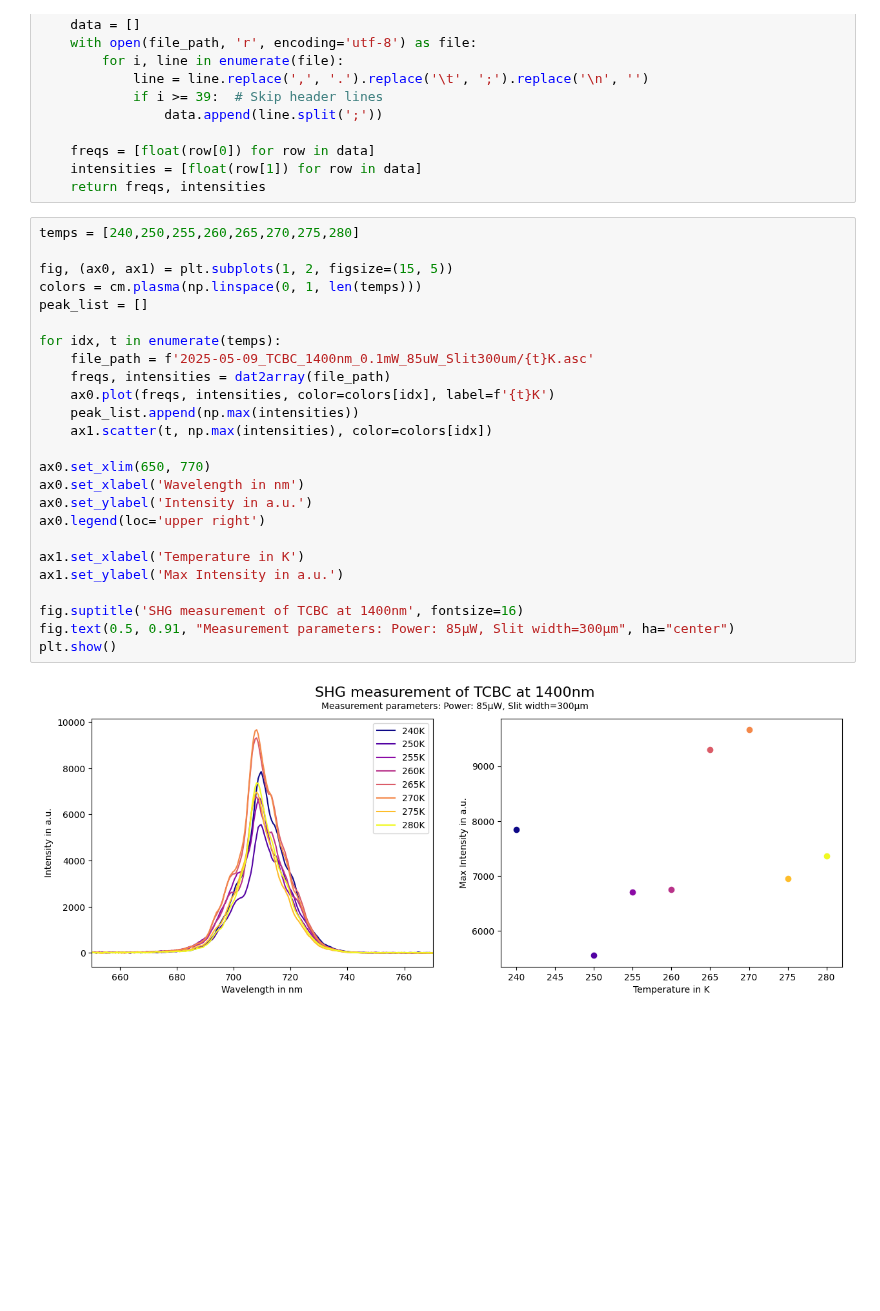
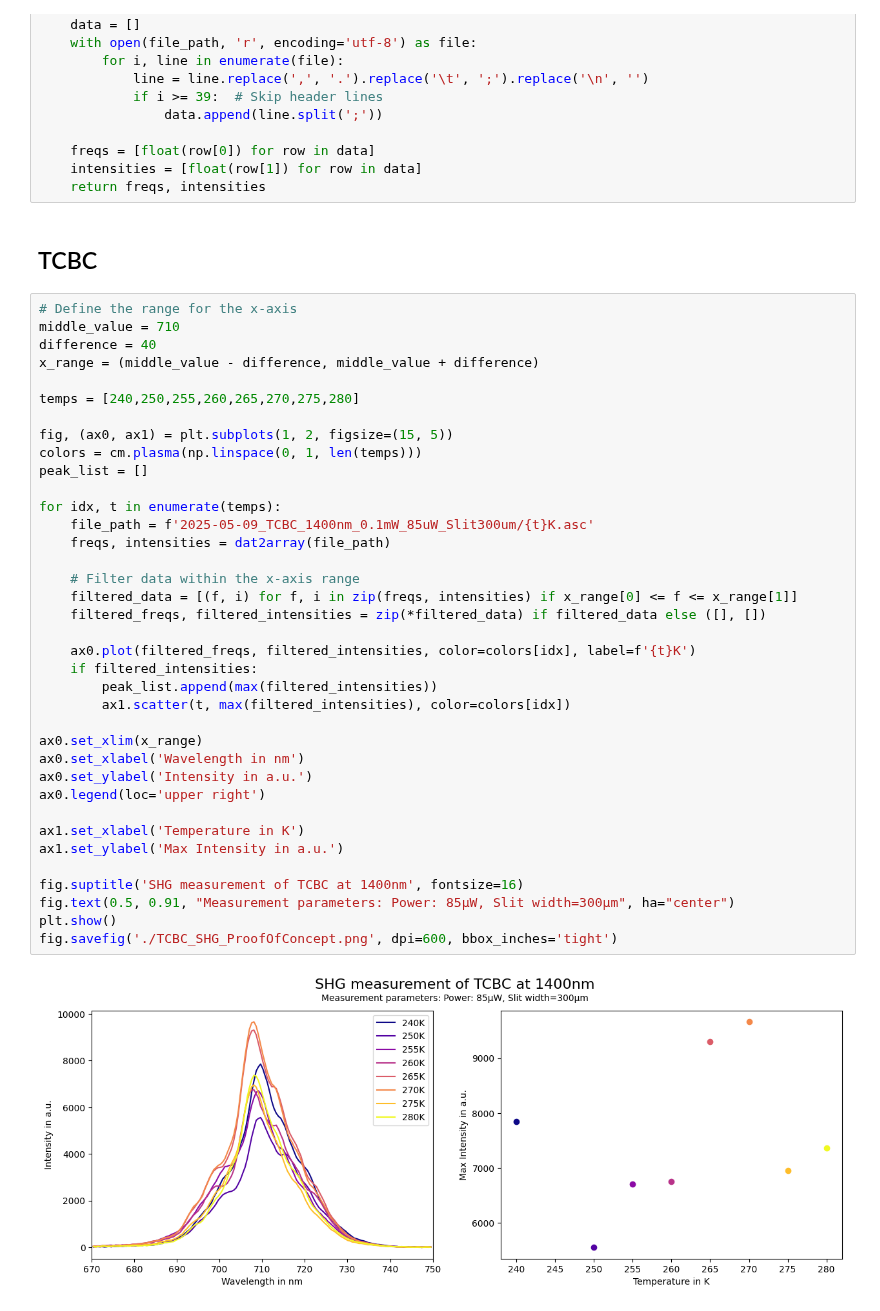
Before and after one commit to FlorianAdamczyk/auswertung_neu, a Jupyter notebook: 2025-05-09 TCBC 1400nm ProofOfConcept/TBC_PoC.ipynb, the cells around one changed output. Cells and saved outputs as stored; diff of their text form; blank space fills up the shorter version.

Commit message:
PoC Plot ready. Made range easy adjustable.

```diff
--- a/2025-05-09 TCBC 1400nm ProofOfConcept/TBC_PoC.ipynb
+++ b/2025-05-09 TCBC 1400nm ProofOfConcept/TBC_PoC.ipynb
@@ -17,30 +17,44 @@ def dat2array(file_path):
     freqs = [float(row[0]) for row in data]
     intensities = [float(row[1]) for row in data]
     return freqs, intensities
+# %% [markdown]
+## TCBC
 # %%
+# Define the range for the x-axis
+middle_value = 710
+difference = 40
+x_range = (middle_value - difference, middle_value + difference)
+
 temps = [240,250,255,260,265,270,275,280]
 
 fig, (ax0, ax1) = plt.subplots(1, 2, figsize=(15, 5))
 colors = cm.plasma(np.linspace(0, 1, len(temps)))
 peak_list = []
 
 for idx, t in enumerate(temps):
     file_path = f'2025-05-09_TCBC_1400nm_0.1mW_85uW_Slit300um/{t}K.asc'
     freqs, intensities = dat2array(file_path)
-    ax0.plot(freqs, intensities, color=colors[idx], label=f'{t}K')
-    peak_list.append(np.max(intensities))
-    ax1.scatter(t, np.max(intensities), color=colors[idx])
 
-ax0.set_xlim(650, 770)
+    # Filter data within the x-axis range
+    filtered_data = [(f, i) for f, i in zip(freqs, intensities) if x_range[0] <= f <= x_range[1]]
+    filtered_freqs, filtered_intensities = zip(*filtered_data) if filtered_data else ([], [])
+
+    ax0.plot(filtered_freqs, filtered_intensities, color=colors[idx], label=f'{t}K')
+    if filtered_intensities:
+        peak_list.append(max(filtered_intensities))
+        ax1.scatter(t, max(filtered_intensities), color=colors[idx])
+
+ax0.set_xlim(x_range)
 ax0.set_xlabel('Wavelength in nm')
 ax0.set_ylabel('Intensity in a.u.')
 ax0.legend(loc='upper right')
 
 ax1.set_xlabel('Temperature in K')
 ax1.set_ylabel('Max Intensity in a.u.')
 
 fig.suptitle('SHG measurement of TCBC at 1400nm', fontsize=16)
 fig.text(0.5, 0.91, "Measurement parameters: Power: 85µW, Slit width=300µm", ha="center")
 plt.show()
+fig.savefig('./TCBC_SHG_ProofOfConcept.png', dpi=600, bbox_inches='tight')
 # %% [output]
-[figure, old version]
+[figure, new version]
```
Also changed, not shown: 1 other file.
